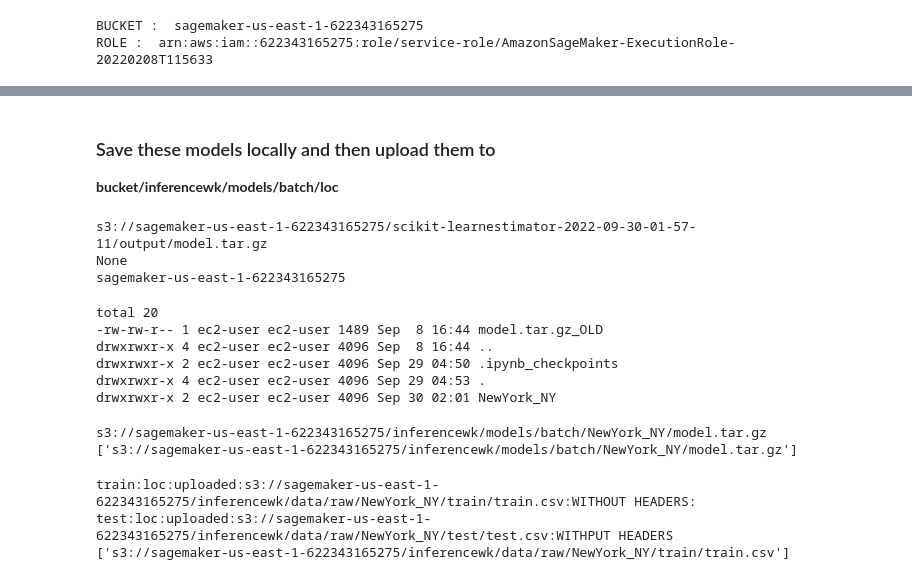
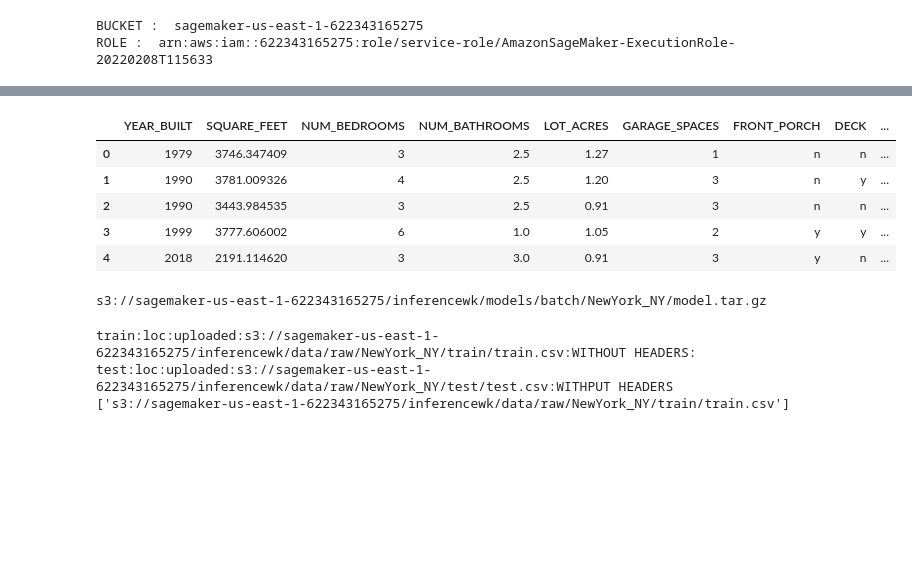
Before and after one commit to rsgrewal-aws/sagemaker-im, a Jupyter notebook: deploy/mme/Batch-LinearLearner.ipynb, the cells around one changed output, grey strips where cells are left out. Saved outputs shown, nothing was run; the diff lists cells and outputs as text; code cells hidden in the pictures; blank space fills up the shorter version.

Commit message:
fixed the batch transform

```diff
--- a/deploy/mme/Batch-LinearLearner.ipynb
+++ b/deploy/mme/Batch-LinearLearner.ipynb
@@ -469,30 +77,0 @@ Training Jobs completed
-# %% [markdown]
-### Save these models locally and then upload them to
-**bucket/inferencewk/models/batch/loc**
-# %%
-!mkdir -p models/batch
-print(sklearn_estimators[0].model_data)
-print(sklearn_estimators[0].base_job_name)
-
-print(BUCKET)
-# %% [output]
-s3://sagemaker-us-east-1-622343165275/scikit-learnestimator-2022-09-30-01-57-11/output/model.tar.gz
-None
-sagemaker-us-east-1-622343165275
-# %%
-for index, loc in enumerate(LOCATIONS[:PARALLEL_TRAINING_JOBS]):
-    estimator = sklearn_estimators[index]
-    model_loc = estimator.model_data
-    sagemaker.s3.S3Downloader().download(
-        s3_uri=model_loc,
-        local_path=f'models/batch/{loc}',
-        sagemaker_session=sagemaker_session
-    )
-!ls -alrt models/batch
-# %% [output]
-total 20
--rw-rw-r-- 1 ec2-user ec2-user 1489 Sep  8 16:44 model.tar.gz_OLD
-drwxrwxr-x 4 ec2-user ec2-user 4096 Sep  8 16:44 ..
-drwxrwxr-x 2 ec2-user ec2-user 4096 Sep 29 04:50 .ipynb_checkpoints
-drwxrwxr-x 4 ec2-user ec2-user 4096 Sep 29 04:53 .
-drwxrwxr-x 2 ec2-user ec2-user 4096 Sep 30 02:01 NewYork_NY
@@ -499,17 +80,28 @@ drwxrwxr-x 2 ec2-user ec2-user 4096 Sep 30 02:01 NewYork_NY
+# %%
+columns_data=['YEAR_BUILT', 'SQUARE_FEET', 'NUM_BEDROOMS', 'NUM_BATHROOMS','LOT_ACRES', 'GARAGE_SPACES', 'FRONT_PORCH', 'DECK', 'PRICE']
+# %%
+# train:saved:to data/NewYork_NY/train/train.csv
+# Test:saved:to data/NewYork_NY/test/test.csv
+
+train_pd = pd.read_csv(f'./data/{loc}/train/train.csv')
+train_pd.columns=columns_data
+train_pd.head(5)
+# %% [output]
+|  | YEAR_BUILT | SQUARE_FEET | NUM_BEDROOMS | NUM_BATHROOMS | LOT_ACRES | GARAGE_SPACES | FRONT_PORCH | DECK | ... |
+| 0 | 1979 | 3746.347409 | 3 | 2.5 | 1.27 | 1 | n | n | ... |
+| 1 | 1990 | 3781.009326 | 4 | 2.5 | 1.20 | 3 | n | y | ... |
+| 2 | 1990 | 3443.984535 | 3 | 2.5 | 0.91 | 3 | n | n | ... |
+| 3 | 1999 | 3777.606002 | 6 | 1.0 | 1.05 | 2 | y | y | ... |
+| 4 | 2018 | 2191.114620 | 3 | 3.0 | 0.91 | 3 | y | n | ... |
 # %%
 # Uplaod to s3
-batch_model_inputs=[""*PARALLEL_TRAINING_JOBS]
-for index, loc in enumerate(LOCATIONS[:PARALLEL_TRAINING_JOBS]):
-    s3_model_loc = sagemaker.s3.S3Uploader().upload(
-        local_path=f'models/batch/{loc}/model.tar.gz',
-        desired_s3_uri=f's3://{BUCKET}/inferencewk/models/batch/{loc}',
-        sagemaker_session=sagemaker_session
-    )
-    print(s3_model_loc)
-    batch_model_inputs[index]=s3_model_loc
-print(batch_model_inputs)
+s3_model_loc = sagemaker.s3.S3Uploader().upload(
+    local_path=f'models/batch/{loc}/model.tar.gz',
+    desired_s3_uri=f's3://{BUCKET}/inferencewk/models/batch/{loc}',
+    sagemaker_session=sagemaker_session
+)
+print(s3_model_loc)
 # %% [output]
 s3://sagemaker-us-east-1-622343165275/inferencewk/models/batch/NewYork_NY/model.tar.gz
-['s3://sagemaker-us-east-1-622343165275/inferencewk/models/batch/NewYork_NY/model.tar.gz']
 # %%
 # Upload the Raw data set to inferencewk/data/raw/loc
```
Also changed, not shown: parts of 21 cells of this notebook.
